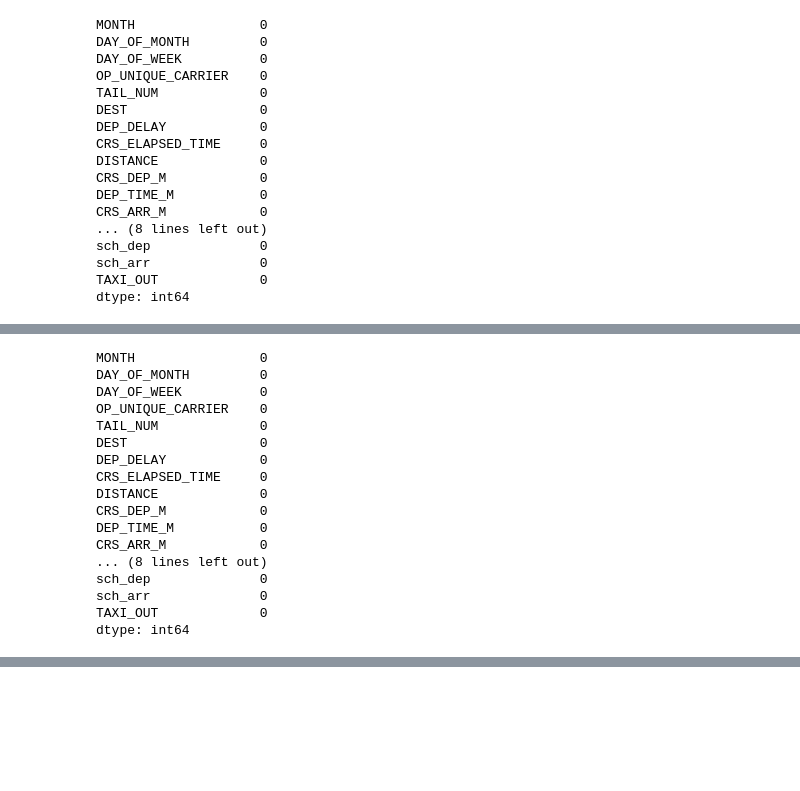
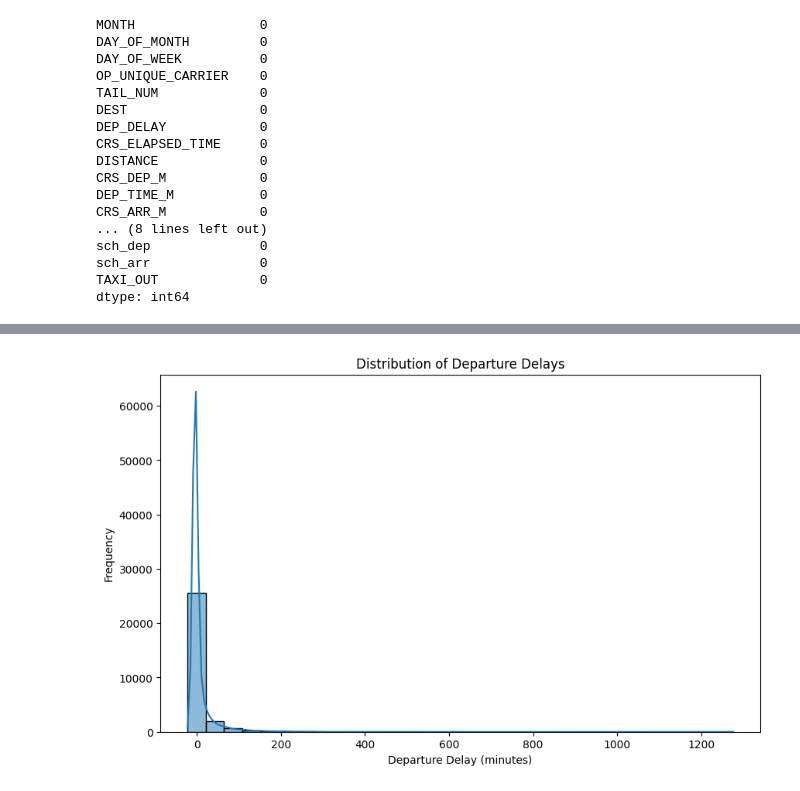
Before and after one commit to Alexandre-Duval/Assignment6, a Jupyter notebook: analysis.ipynb, the cells around one changed output, grey strips where cells are left out. Cells and saved outputs as stored; diff of their text form; code cells hidden in the pictures; blank space fills up the shorter version.

```diff
--- a/analysis.ipynb
+++ b/analysis.ipynb
@@ -74,23 +97,3 @@ df.dropna(inplace=True)
-# %%
-df.isnull().sum()
-# %% [output]
-MONTH                0
-DAY_OF_MONTH         0
-DAY_OF_WEEK          0
-OP_UNIQUE_CARRIER    0
-TAIL_NUM             0
-DEST                 0
-DEP_DELAY            0
-CRS_ELAPSED_TIME     0
-DISTANCE             0
-CRS_DEP_M            0
-DEP_TIME_M           0
-CRS_ARR_M            0
-... (8 lines left out)
-sch_dep              0
-sch_arr              0
-TAXI_OUT             0
-dtype: int64
 # %%
 df.describe()
 # %% [output]
@@ -119,0 +109,9 @@ df.describe()
+# %%
+plt.figure(figsize=(10, 6))
+sns.histplot(df['DEP_DELAY'], bins=30, kde=True)
+plt.title('Distribution of Departure Delays')
+plt.xlabel('Departure Delay (minutes)')
+plt.ylabel('Frequency')
+plt.show()
+# %% [output]
+[figure, added]
```
Also changed, not shown: parts of 23 cells of this notebook.
